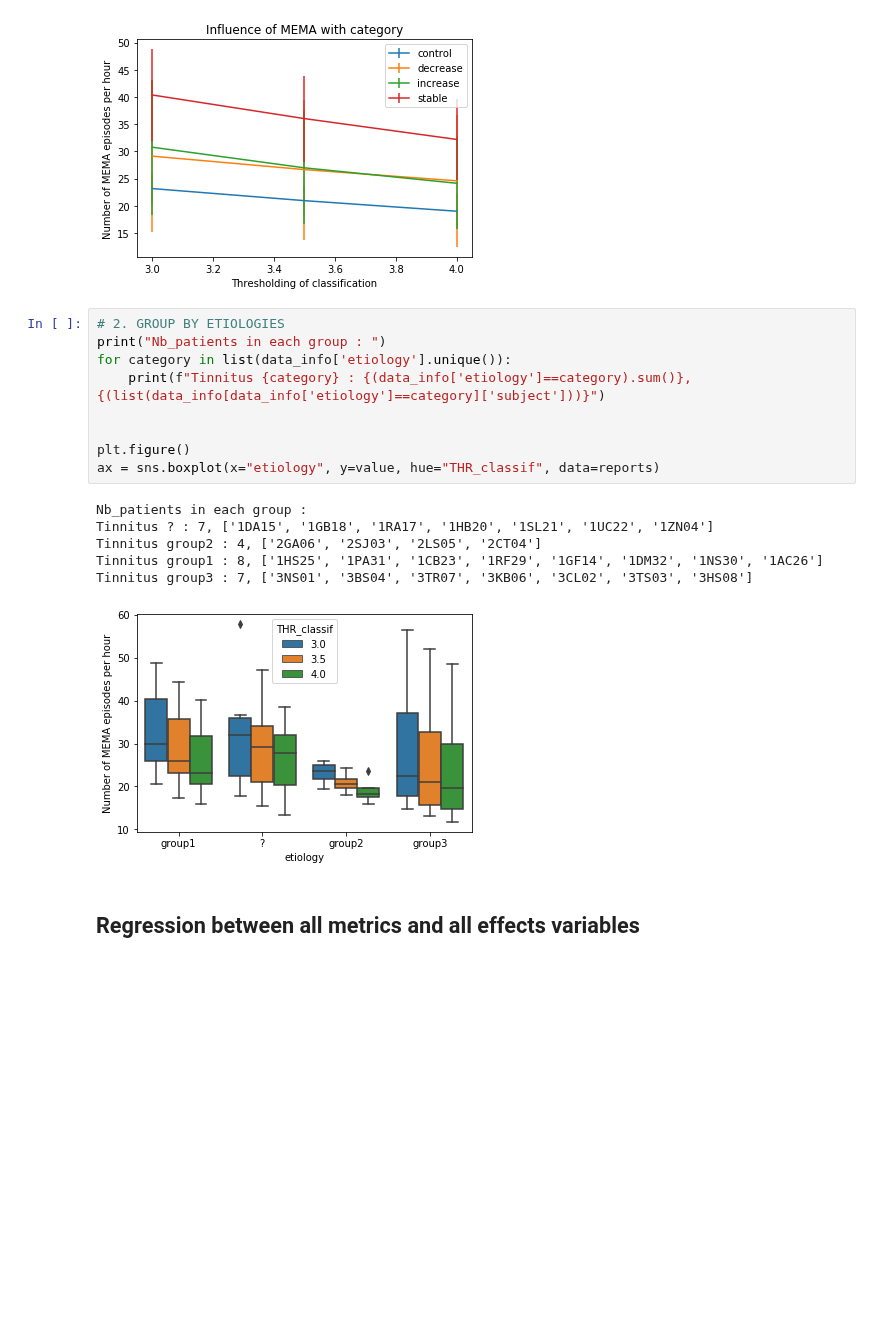
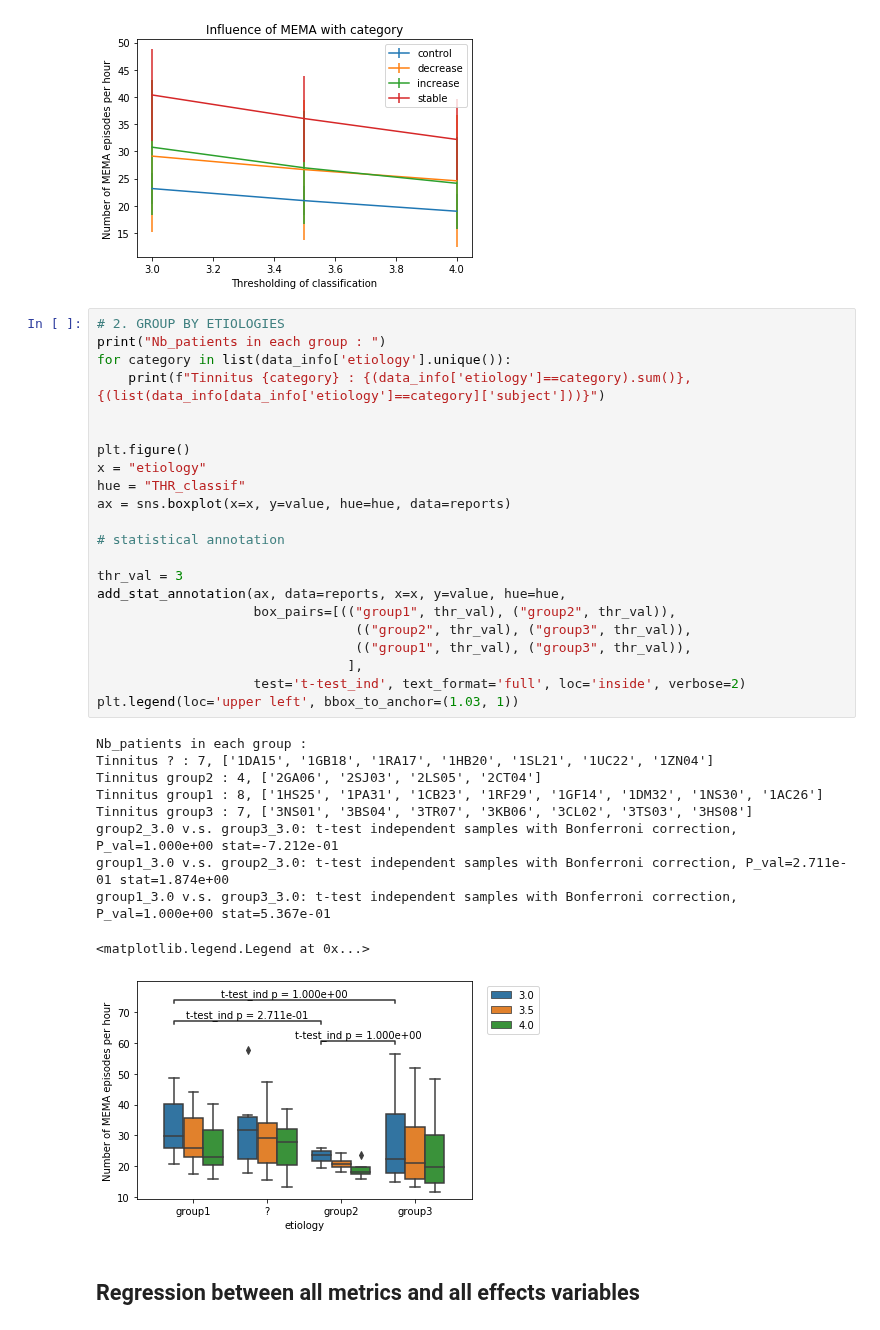
Before and after one commit to lkorczowski/Tinnitus-n-Sleep, a Jupyter notebook: notebooks/Middle_ear_Inter_subject_analysis.ipynb, the cells around one changed output. Cells and saved outputs as stored; diff of their text form; blank space fills up the shorter version.

Commit message:
add statistical test between etiologies

```diff
--- a/notebooks/Middle_ear_Inter_subject_analysis.ipynb
+++ b/notebooks/Middle_ear_Inter_subject_analysis.ipynb
@@ -167,19 +170,36 @@ Tinnitus stable : 3, ['1PA31', '1CB23', '1RF29']
 # %%
 # 2. GROUP BY ETIOLOGIES
 print("Nb_patients in each group : ")
 for category in list(data_info['etiology'].unique()):
     print(f"Tinnitus {category} : {(data_info['etiology']==category).sum()}, {(list(data_info[data_info['etiology']==category]['subject']))}")
 
 
 plt.figure()
-ax = sns.boxplot(x="etiology", y=value, hue="THR_classif", data=reports)
+x = "etiology"
+hue = "THR_classif"
+ax = sns.boxplot(x=x, y=value, hue=hue, data=reports)
+
+# statistical annotation
+
+thr_val = 3
+add_stat_annotation(ax, data=reports, x=x, y=value, hue=hue,
+                    box_pairs=[(("group1", thr_val), ("group2", thr_val)),
+                                 (("group2", thr_val), ("group3", thr_val)),
+                                 (("group1", thr_val), ("group3", thr_val)),
+                                ],
+                    test='t-test_ind', text_format='full', loc='inside', verbose=2)
+plt.legend(loc='upper left', bbox_to_anchor=(1.03, 1))
 # %% [output]
 Nb_patients in each group :
 Tinnitus ? : 7, ['1DA15', '1GB18', '1RA17', '1HB20', '1SL21', '1UC22', '1ZN04']
 Tinnitus group2 : 4, ['2GA06', '2SJ03', '2LS05', '2CT04']
 Tinnitus group1 : 8, ['1HS25', '1PA31', '1CB23', '1RF29', '1GF14', '1DM32', '1NS30', '1AC26']
 Tinnitus group3 : 7, ['3NS01', '3BS04', '3TR07', '3KB06', '3CL02', '3TS03', '3HS08']
+group2_3.0 v.s. group3_3.0: t-test independent samples with Bonferroni correction, P_val=1.000e+00 stat=-7.212e-01
+group1_3.0 v.s. group2_3.0: t-test independent samples with Bonferroni correction, P_val=2.711e-01 stat=1.874e+00
+group1_3.0 v.s. group3_3.0: t-test independent samples with Bonferroni correction, P_val=1.000e+00 stat=5.367e-01
+<matplotlib.legend.Legend at 0x...>
-[figure, old version]
+[figure, new version]
 # %% [markdown]
 ## Regression between all metrics and all effects variables
 # %%
```
Also changed, not shown: parts of 4 cells of this notebook.
